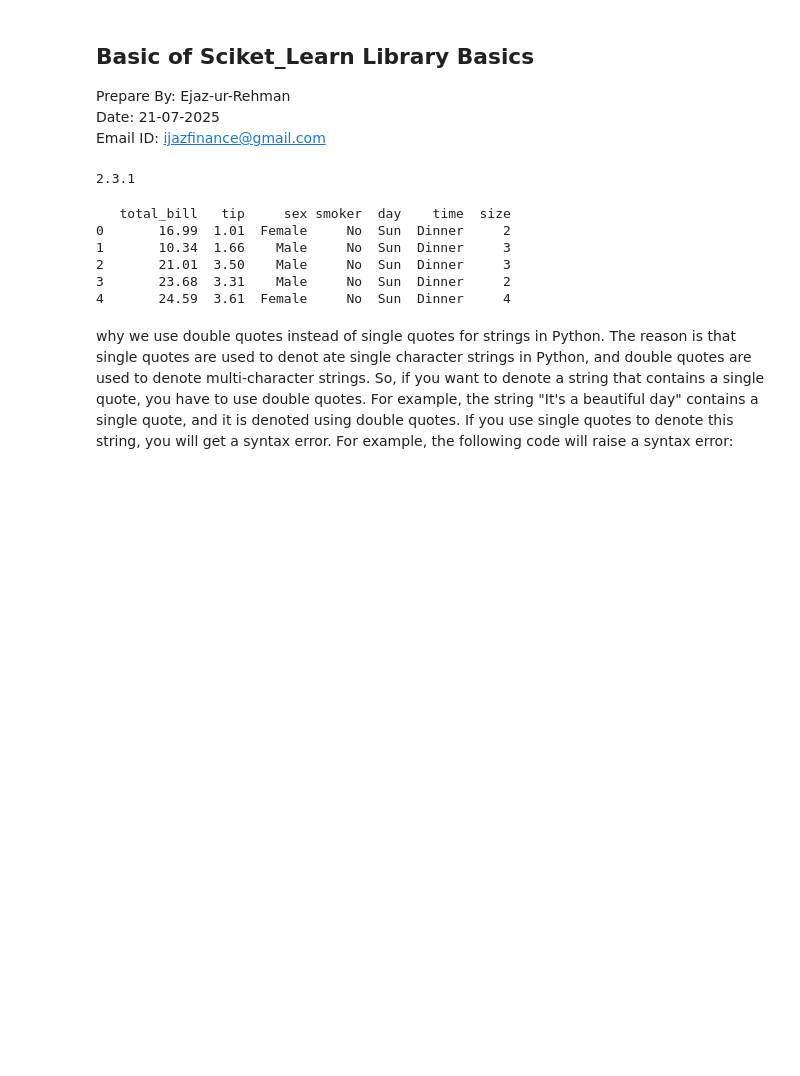
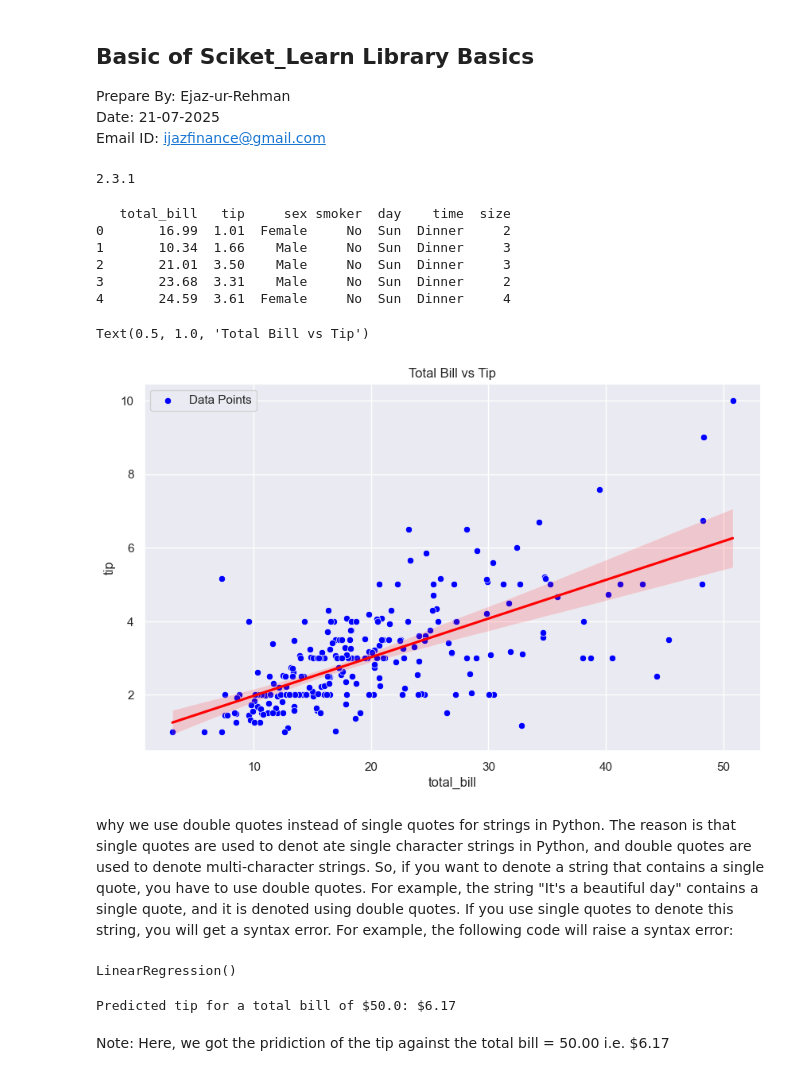
Before and after one commit to ejazurrehman/Mchine-Learning, a Jupyter notebook: 01_basic_sciket_learn.ipynb, the cells around one changed output. Saved outputs shown, nothing was run; the diff lists cells and outputs as text; code cells hidden in the pictures; blank space fills up the shorter version.

Commit message:
updated with Linear Regression example

```diff
--- a/01_basic_sciket_learn.ipynb
+++ b/01_basic_sciket_learn.ipynb
@@ -26,6 +26,15 @@ print(df.head())
 2       21.01  3.50    Male     No  Sun  Dinner     3
 3       23.68  3.31    Male     No  Sun  Dinner     2
 4       24.59  3.61  Female     No  Sun  Dinner     4
+# %%
+# drqw a scatter plot and a line of best fit
+plt.figure(figsize=(10, 6))
+sns.scatterplot(x='total_bill', y='tip', data=df, color='blue', label='Data Points')
+sns.regplot(x='total_bill', y='tip', data=df, scatter=False, color='red', label='Line of Best Fit')
+plt.title('Total Bill vs Tip')
+# %% [output]
+Text(0.5, 1.0, 'Total Bill vs Tip')
+[figure, added]
 # %%
 # select features and target
 X = df[['total_bill']]
@@ -32,2 +44,18 @@ X = df[['total_bill']]
 # %% [markdown]
 why we use double quotes instead of single quotes for strings in Python. The reason is that single quotes are used to denot ate single character strings in Python, and double quotes are used to denote multi-character strings. So, if you want to denote a string that contains a single quote, you have to use double quotes. For example, the string "It's a beautiful day" contains a single quote, and it is denoted using double quotes. If you use single quotes to denote this string, you will get a syntax error. For example, the following code will raise a syntax error:
+# %%
+# load the model
+model = LinearRegression()
+# fit the model
+model.fit(X, y)
+# %% [output]
+LinearRegression()
+# %%
+# lets pridict the tip for a total bill of unknown value
+total_bill_value = 50.0  # Example total bill value
+predicted_tip = model.predict([[total_bill_value]])
+print(f"Predicted tip for a total bill of ${total_bill_value}: ${predicted_tip[0]:.2f}")
+# %% [output]
+Predicted tip for a total bill of $50.0: $6.17
+# %% [markdown]
+Note: Here, we got the pridiction of the tip against the total bill = 50.00 i.e. $6.17
```
Also changed, not shown: parts of 1 cell of this notebook.
